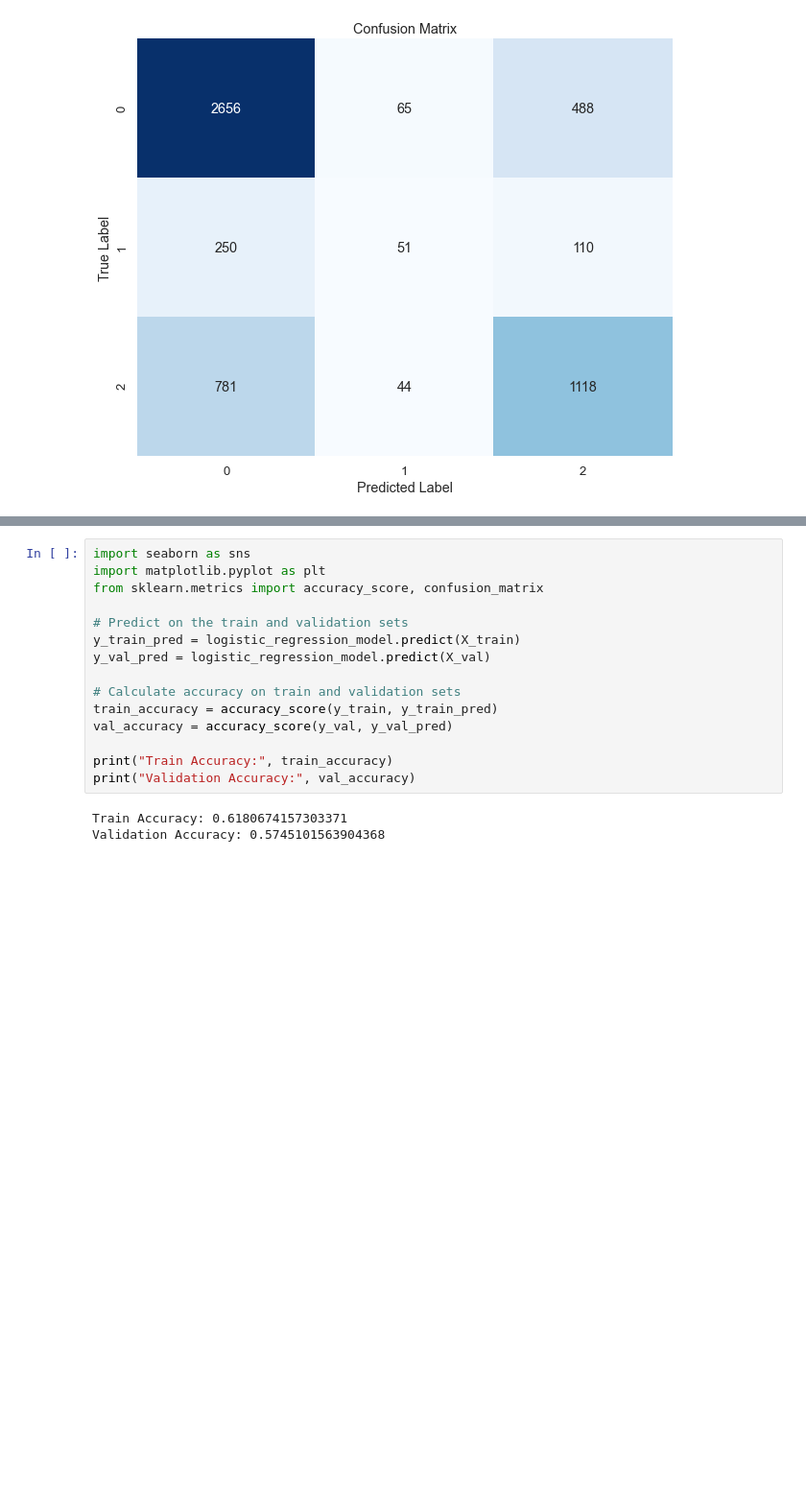
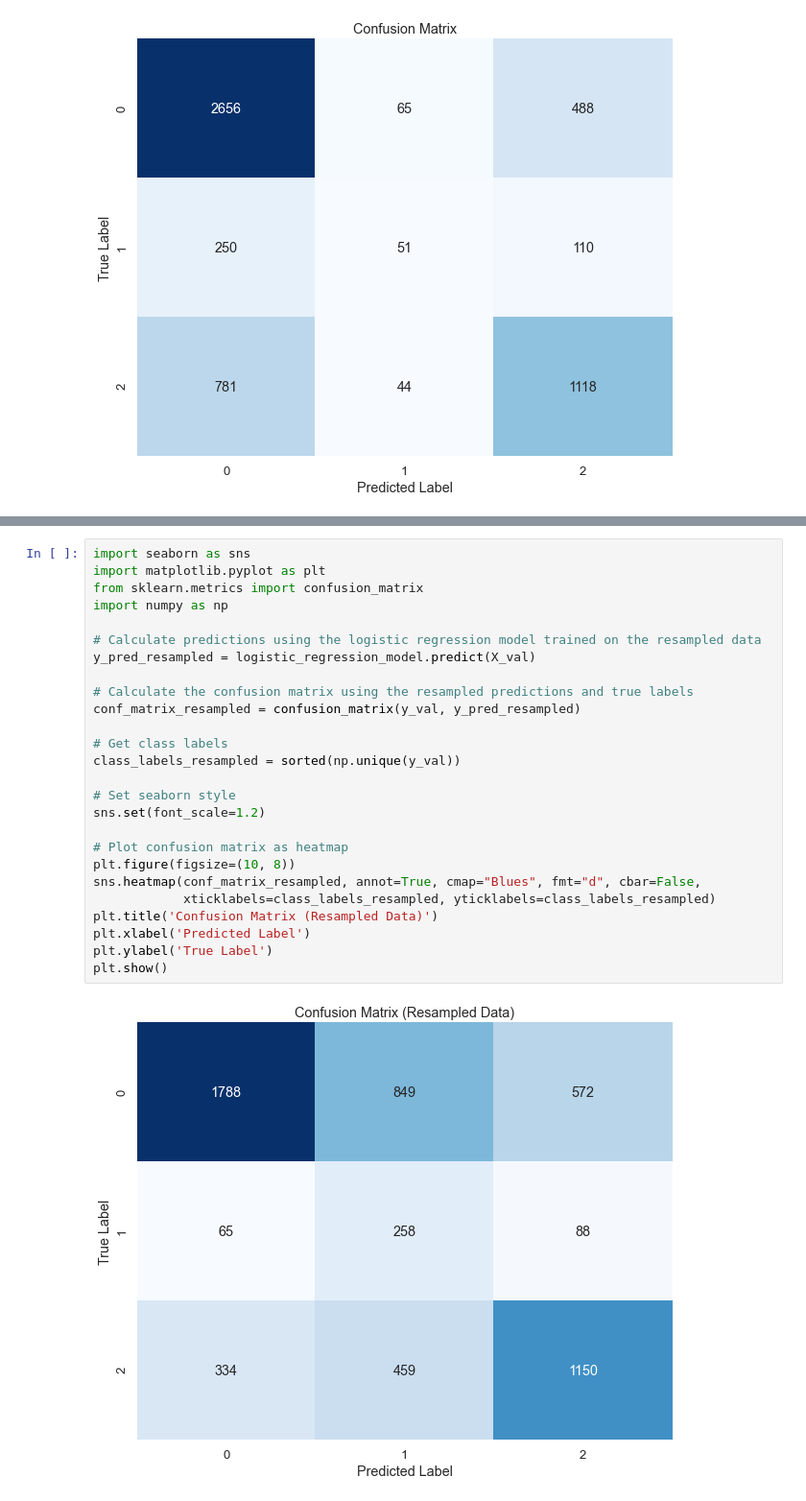
Before and after one commit to LynnsBaraka/tanzania-water-wells, a Jupyter notebook: index.ipynb, the cells around one changed output, grey strips where cells are left out. Shown at 96% size. Drawn from its saved outputs; the diff is of its cells as text; blank space fills up the shorter version.

```diff
--- a/index.ipynb
+++ b/index.ipynb
@@ -568,21 +572,31 @@ Please also refer to the documentation for alternative solver options:
     https://scikit-learn.org/stable/modules/linear_model.html#logistic-regression
   n_iter_i = _check_optimize_result(
 LogisticRegression(random_state=42)
-# %%
-import seaborn as sns
-import matplotlib.pyplot as plt
-from sklearn.metrics import accuracy_score, confusion_matrix
-
-# Predict on the train and validation sets
-y_train_pred = logistic_regression_model.predict(X_train)
-y_val_pred = logistic_regression_model.predict(X_val)
-
-# Calculate accuracy on train and validation sets
-train_accuracy = accuracy_score(y_train, y_train_pred)
-val_accuracy = accuracy_score(y_val, y_val_pred)
-
-print("Train Accuracy:", train_accuracy)
-print("Validation Accuracy:", val_accuracy)
-# %% [output]
-Train Accuracy: 0.6180674157303371
-Validation Accuracy: 0.5745101563904368
+# %%
+import seaborn as sns
+import matplotlib.pyplot as plt
+from sklearn.metrics import confusion_matrix
+import numpy as np
+
+# Calculate predictions using the logistic regression model trained on the resampled data
+y_pred_resampled = logistic_regression_model.predict(X_val)
+
+# Calculate the confusion matrix using the resampled predictions and true labels
+conf_matrix_resampled = confusion_matrix(y_val, y_pred_resampled)
+
+# Get class labels
+class_labels_resampled = sorted(np.unique(y_val))
+
+# Set seaborn style
+sns.set(font_scale=1.2)
+
+# Plot confusion matrix as heatmap
+plt.figure(figsize=(10, 8))
+sns.heatmap(conf_matrix_resampled, annot=True, cmap="Blues", fmt="d", cbar=False,
+            xticklabels=class_labels_resampled, yticklabels=class_labels_resampled)
+plt.title('Confusion Matrix (Resampled Data)')
+plt.xlabel('Predicted Label')
+plt.ylabel('True Label')
+plt.show()
+# %% [output]
+[figure, added]
```
Also changed, not shown: parts of 4 cells of this notebook.
